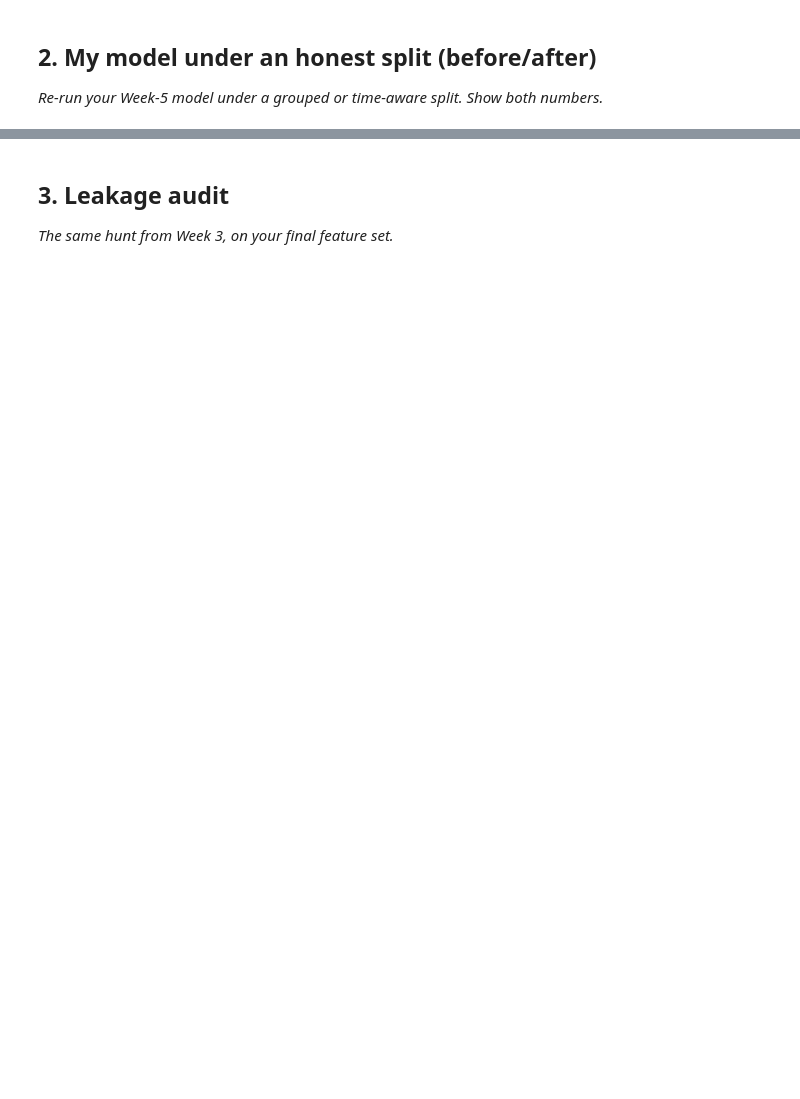
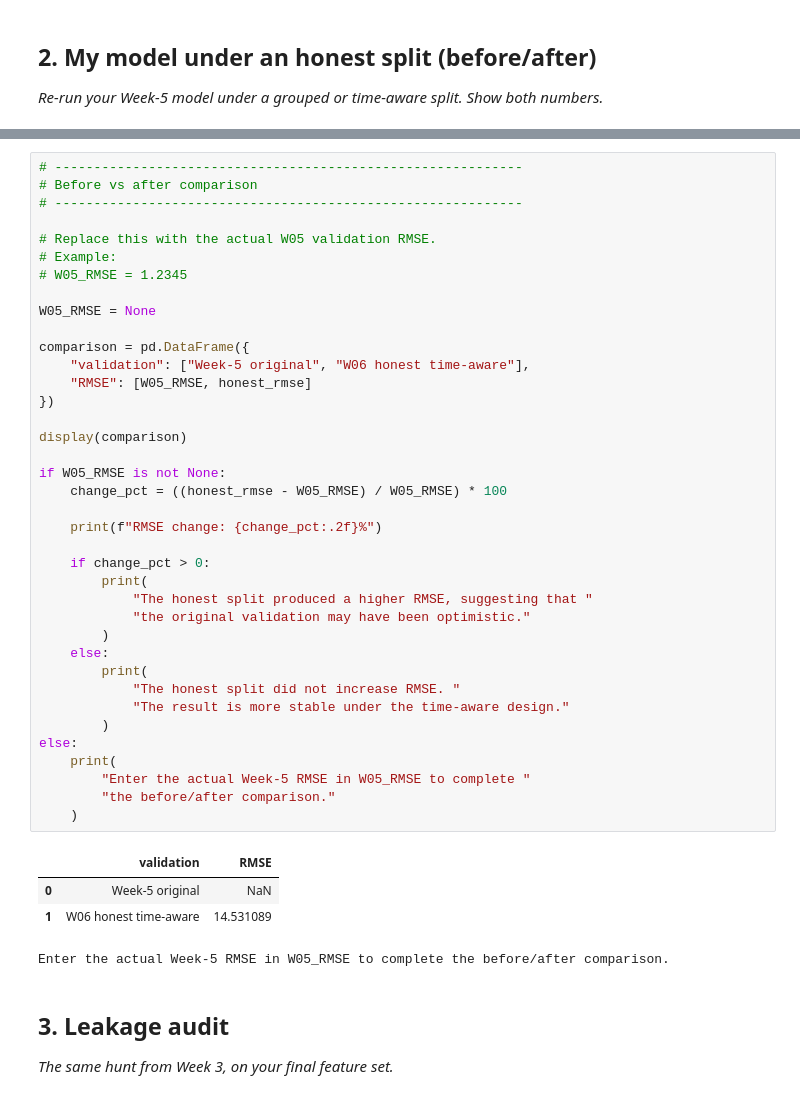
Before and after one commit to srvnkumr27/flyrank-ml-internship, a Jupyter notebook: work/notebooks/w06_validation_audit.ipynb, the cells around one changed output, grey strips where cells are left out. Saved outputs shown, nothing was run; the diff lists cells and outputs as text; blank space fills up the shorter version.

```diff
--- a/work/notebooks/w06_validation_audit.ipynb
+++ b/work/notebooks/w06_validation_audit.ipynb
@@ -17,3 +251,46 @@ This skeleton is yours to fill. Work the sections **in order** — each one has
+# %%
+# ------------------------------------------------------------
+# Before vs after comparison
+# ------------------------------------------------------------
+
+# Replace this with the actual W05 validation RMSE.
+# Example:
+# W05_RMSE = 1.2345
+
+W05_RMSE = None
+
+comparison = pd.DataFrame({
+    "validation": ["Week-5 original", "W06 honest time-aware"],
+    "RMSE": [W05_RMSE, honest_rmse]
+})
+
+display(comparison)
+
+if W05_RMSE is not None:
+    change_pct = ((honest_rmse - W05_RMSE) / W05_RMSE) * 100
+
+    print(f"RMSE change: {change_pct:.2f}%")
+
+    if change_pct > 0:
+        print(
+            "The honest split produced a higher RMSE, suggesting that "
+            "the original validation may have been optimistic."
+        )
+    else:
+        print(
+            "The honest split did not increase RMSE. "
+            "The result is more stable under the time-aware design."
+        )
+else:
+    print(
+        "Enter the actual Week-5 RMSE in W05_RMSE to complete "
+        "the before/after comparison."
+    )
+# %% [output]
+|  | validation | RMSE |
+| 0 | Week-5 original | NaN |
+| 1 | W06 honest time-aware | 14.531089 |
+Enter the actual Week-5 RMSE in W05_RMSE to complete the before/after comparison.
 # %% [markdown]
 ## 3. Leakage audit
 
```
Also changed, not shown: parts of 12 cells of this notebook.
